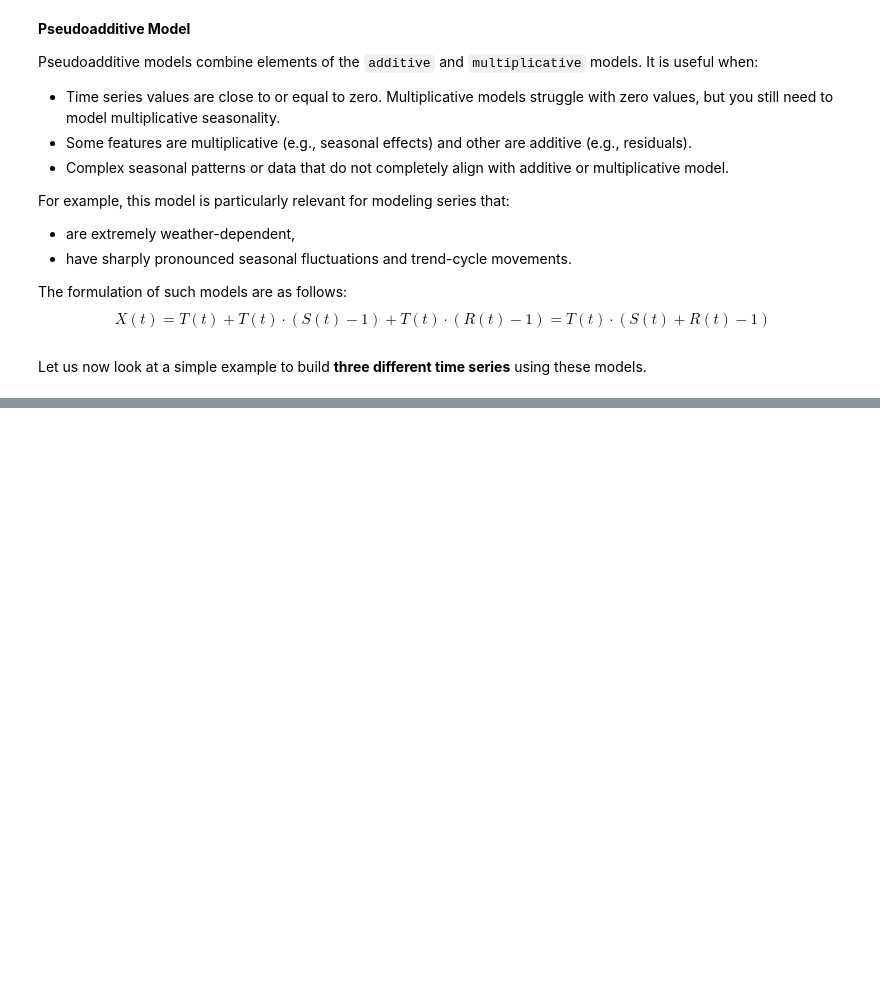
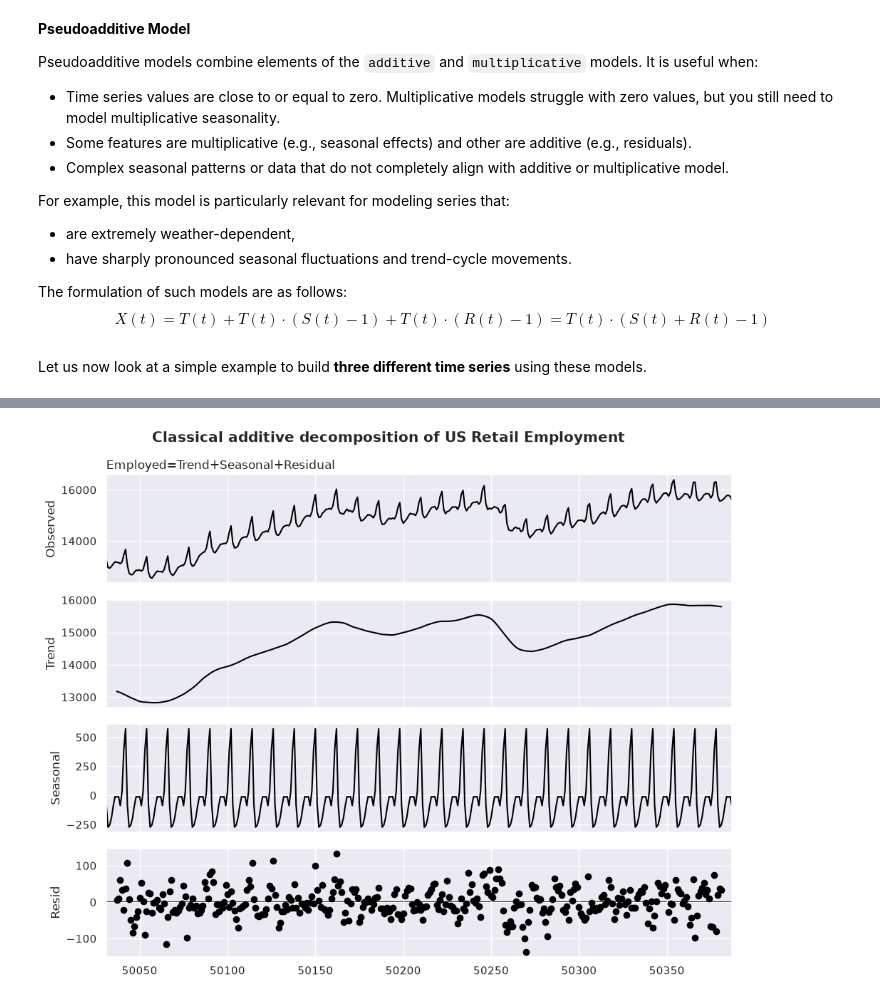
Before and after one commit to JayitaCh/Time-Series-Analysis, a Jupyter notebook: Ch4_1TimeSeriesDecomposition.ipynb, the cells around one changed output, grey strips where cells are left out. Cells and saved outputs as stored; diff of their text form; code cells hidden in the pictures; blank space fills up the shorter version.

```diff
--- a/Ch4_1TimeSeriesDecomposition.ipynb
+++ b/Ch4_1TimeSeriesDecomposition.ipynb
@@ -187,3 +169,24 @@ plt.show()
+# %%
+from statsmodels.tsa.seasonal import seasonal_decompose
+
+additive_decomp = seasonal_decompose(us_retail_employment["y"].rename(""),model="additive",period=12)
+
+# Plot decomposition
+fig = additive_decomp.plot()
+fig.set_size_inches(10, 8)
+
+# Adjust plot styling
+for ax in fig.axes:
+    ax.grid(True)
+    ax.tick_params(axis="x", rotation=0)
+
+fig.axes[0].set_title("Employed=Trend+Seasonal+Residual",loc='left')
+fig.axes[0].set_ylabel("Observed")
+plt.suptitle("Classical additive decomposition of US Retail Employment",fontweight='bold',ha='center')
+plt.tight_layout()
+plt.show()
+# %% [output]
+[figure, added]
 # %%
 import requests
 from io import StringIO
```
Also changed, not shown: parts of 10 cells of this notebook.
